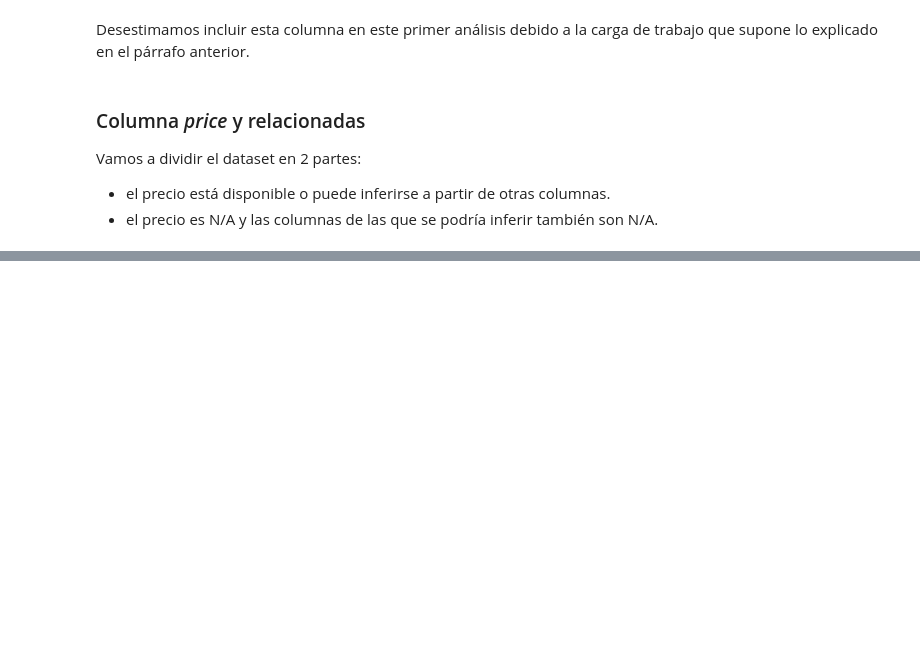
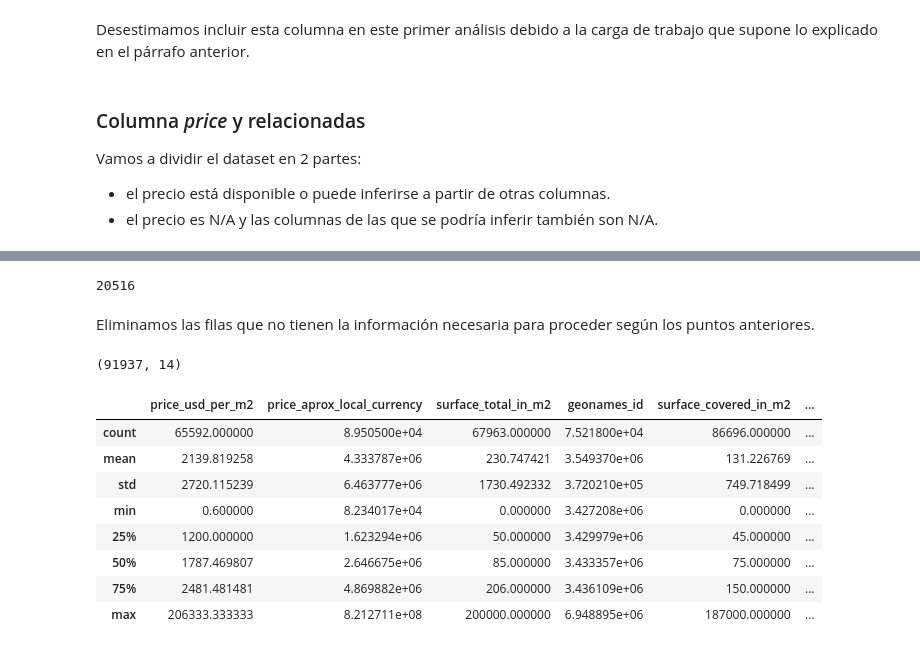
Before and after one commit to DH-DSBLEND-0420-grupo3/desafio-1, a Jupyter notebook: EDA.ipynb, the cells around one changed output, grey strips where cells are left out. Cells and saved outputs as stored; diff of their text form; code cells hidden in the pictures; blank space fills up the shorter version.

Commit message:
removed all useless rows + describe

```diff
--- a/EDA.ipynb
+++ b/EDA.ipynb
@@ -312,0 +368,3 @@ show_null_distribution(data)
+# %%
+data = drop_columns(data, ['lat', 'lon', 'lat-lon'])
+data.head(5)
@@ -312,0 +401,3 @@ show_null_distribution(data)
+# %%
+columns_price = ['price', 'price_aprox_local_currency', 'price_aprox_usd', 'price_per_m2', 'price_usd_per_m2', 'surface_total_in_m2', 'surface_covered_in_m2']
+data.dropna(subset=columns_price, how='all', inplace=True)
@@ -312,0 +411,30 @@ show_null_distribution(data)
+# %%
+na_surface_mask     = data[['surface_total_in_m2', 'surface_covered_in_m2']].isna().all(axis=1)
+na_total_price_mask = data[['price', 'price_aprox_local_currency', 'price_aprox_usd']].isna().all(axis=1)
+na_m2_price_mask    = data[['price_per_m2', 'price_usd_per_m2']].isna().all(axis=1)
+
+drop_condition_mask = (na_surface_mask & na_total_price_mask) | (na_surface_mask & na_m2_price_mask) | \
+(na_total_price_mask & na_m2_price_mask)
+
+drop_condition_mask.sum()
+# %% [output]
+20516
+# %% [markdown]
+Eliminamos las filas que no tienen la información necesaria para proceder según los puntos anteriores.
+# %%
+data = data.loc[~drop_condition_mask, :]
+data.shape
+# %% [output]
+(91937, 14)
+# %%
+data.describe()
+# %% [output]
+|  | price_usd_per_m2 | price_aprox_local_currency | surface_total_in_m2 | geonames_id | surface_covered_in_m2 | ... |
+| count | 65592.000000 | 8.950500e+04 | 67963.000000 | 7.521800e+04 | 86696.000000 | ... |
+| mean | 2139.819258 | 4.333787e+06 | 230.747421 | 3.549370e+06 | 131.226769 | ... |
+| std | 2720.115239 | 6.463777e+06 | 1730.492332 | 3.720210e+05 | 749.718499 | ... |
+| min | 0.600000 | 8.234017e+04 | 0.000000 | 3.427208e+06 | 0.000000 | ... |
+| 25% | 1200.000000 | 1.623294e+06 | 50.000000 | 3.429979e+06 | 45.000000 | ... |
+| 50% | 1787.469807 | 2.646675e+06 | 85.000000 | 3.433357e+06 | 75.000000 | ... |
+| 75% | 2481.481481 | 4.869882e+06 | 206.000000 | 3.436109e+06 | 150.000000 | ... |
+| max | 206333.333333 | 8.212711e+08 | 200000.000000 | 6.948895e+06 | 187000.000000 | ... |
```
Also changed, not shown: parts of 34 cells of this notebook.
